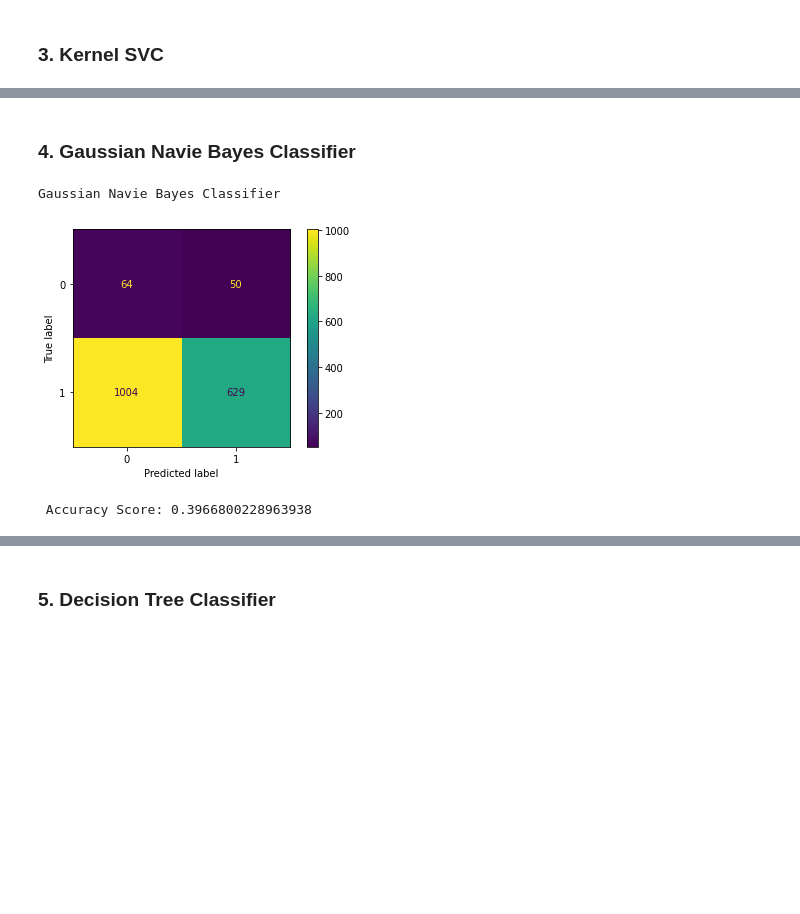
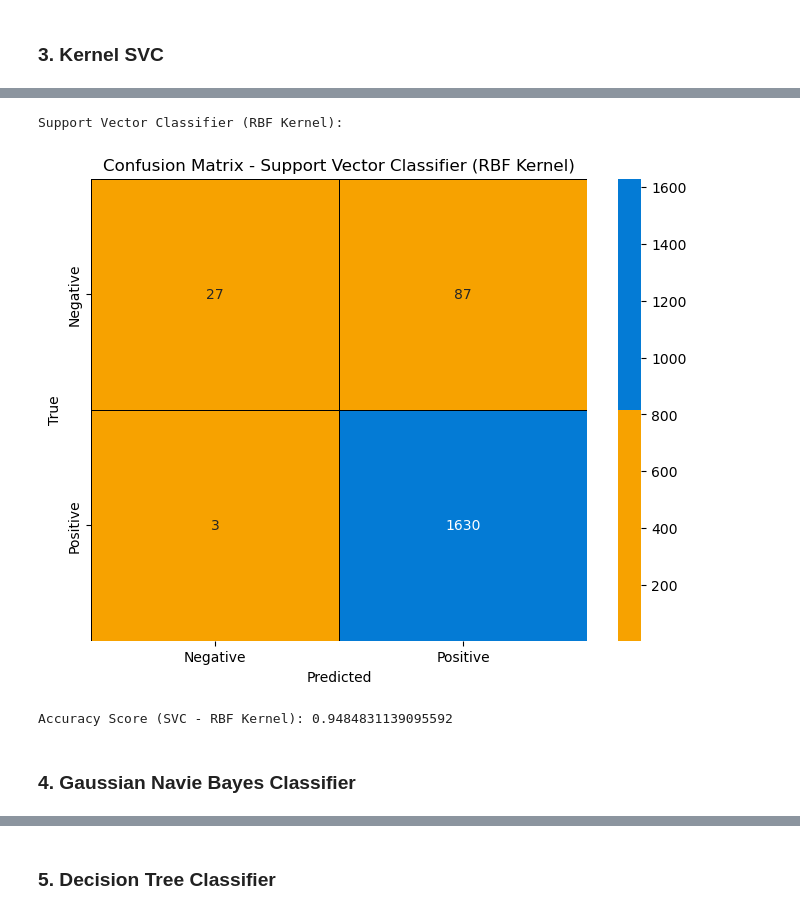
Before and after one commit to Jatin-Bhandari/Review-scrapper-and-analyzer-tool-for-flipkart, a Jupyter notebook: Group_8.ipynb, the cells around one changed output, grey strips where cells are left out. Drawn from its saved outputs; the diff is of its cells as text; code cells hidden in the pictures; blank space fills up the shorter version.

```diff
--- a/Group_8.ipynb
+++ b/Group_8.ipynb
@@ -369,20 +505,28 @@ Accuracy Score: 0.9484831139095592
+# %%
+# Classifier 3: Support Vector Classifier with RBF Kernel
+classifier3 = SVC(kernel='rbf')
+classifier3.fit(x_train, y_train)
+y_pred3 = classifier3.predict(x_test)
+
+# Confusion matrix for SVC with RBF Kernel
+cm3 = confusion_matrix(y_test, y_pred3)
+print("\nSupport Vector Classifier (RBF Kernel): ")
+
+# Plotting confusion matrix using Seaborn with custom colormap
+plt.figure(figsize=(8, 6))
+sns.heatmap(cm3, annot=True, fmt="d", cmap=flipkart_cmap, xticklabels=['Negative', 'Positive'], yticklabels=['Negative', 'Positive'],
+            linewidths=.5, linecolor='black')  # Adjust linewidths and linecolor
+plt.xlabel('Predicted')
+plt.ylabel('True')
+plt.title('Confusion Matrix - Support Vector Classifier (RBF Kernel)')
+plt.show()
+
+acc3 = accuracy_score(y_test, y_pred3)
+# Accuracy score for SVC with RBF Kernel
+print("Accuracy Score (SVC - RBF Kernel):", acc3)
+# %% [output]
+Support Vector Classifier (RBF Kernel):
+[figure, added]
+Accuracy Score (SVC - RBF Kernel): 0.9484831139095592
 # %% [markdown]
 ### 4. Gaussian Navie Bayes Classifier
-# %%
-## 4] Gaussian Navie Bayes Classifier
-
-from sklearn.naive_bayes import GaussianNB
-
-classifier4 = GaussianNB()
-classifier4.fit(x_train,y_train)
-y_pred4 = classifier4.predict(x_test)
-
-cm4 = confusion_matrix(y_test,y_pred4)
-print("Gaussian Navie Bayes Classifier \n")
-plot_confusion_matrix(classifier4, x_test, y_test)
-plt.show()
-print("\n Accuracy Score:",accuracy_score(y_test,y_pred4))
-# %% [output]
-Gaussian Navie Bayes Classifier
-[figure, removed]
- Accuracy Score: 0.3966800228963938
```
Also changed, not shown: parts of 53 cells of this notebook.
